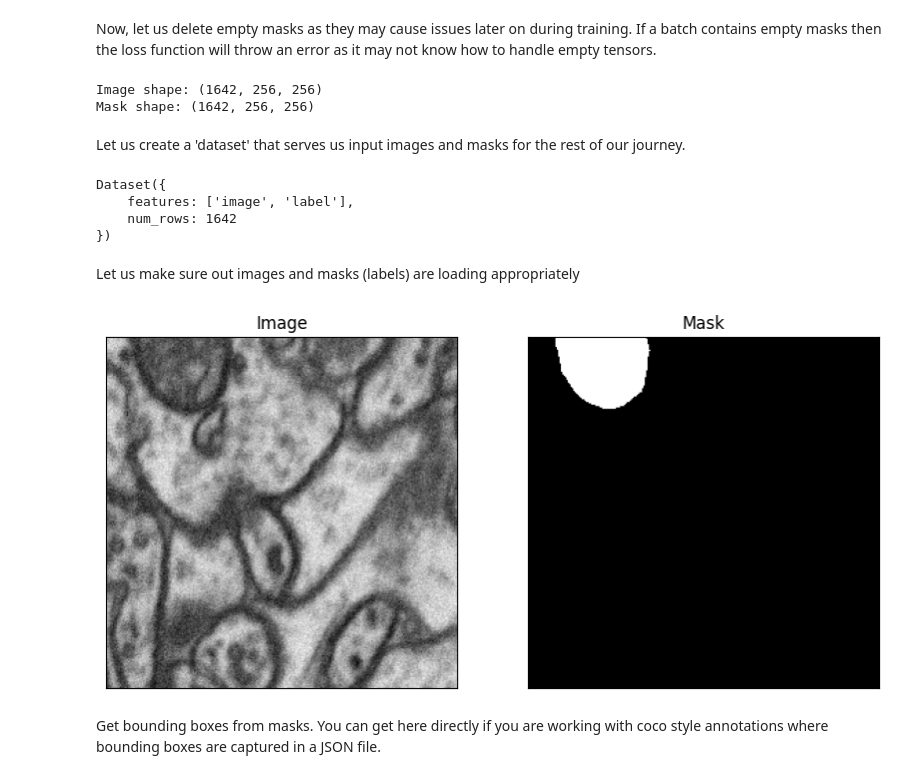
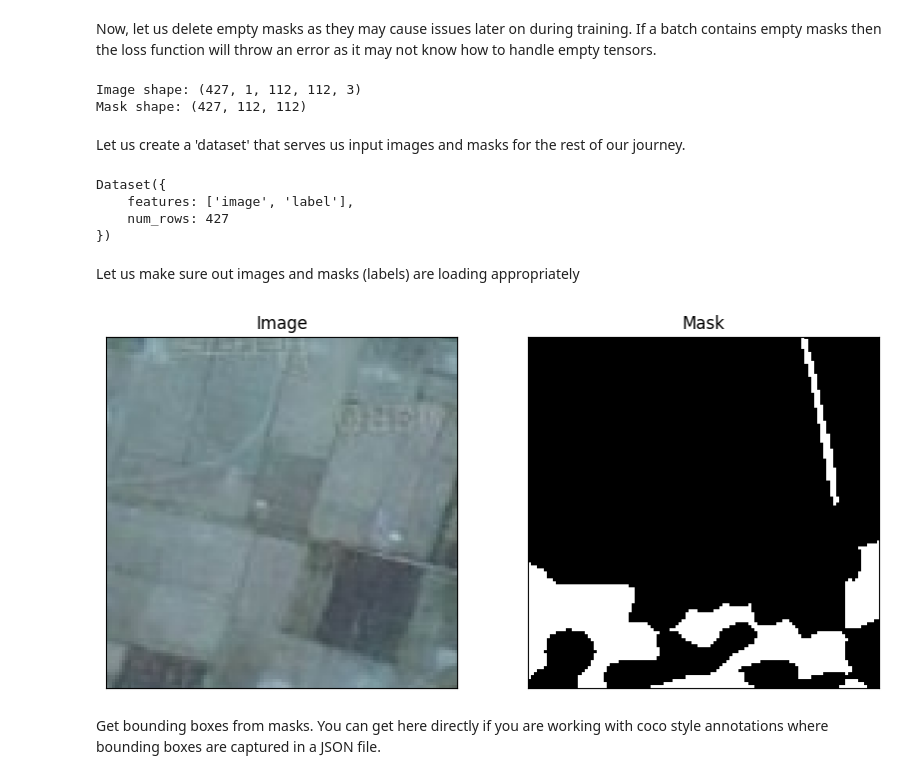
Before and after one commit to dxtprashant07/image, a Jupyter notebook: 331_fine_tune_SAM_mito.ipynb, the cells around one changed output. Cells and saved outputs as stored; diff of their text form; code cells hidden in the pictures.

```diff
--- a/331_fine_tune_SAM_mito.ipynb
+++ b/331_fine_tune_SAM_mito.ipynb
@@ -146,29 +149,32 @@ step = 112
 import numpy as np
 from patchify import patchify
 
-
-# Extract patches from images
+# Extract patches from images (RGB)
 all_img_patches = []
 for img in range(large_images_np.shape[0]):  # Use large_images_np (the NumPy array)
     large_image = large_images_np[img]  # Get the individual image
+    # Ensure the image has 3 channels (for RGB images)
     patches_img = patchify(large_image, (patch_size, patch_size, 3), step=step)  # Adjusted for RGB channels
 
     for i in range(patches_img.shape[0]):
         for j in range(patches_img.shape[1]):
-            single_patch_img = patches_img[i,j,:,:]
+            single_patch_img = patches_img[i,j,:,:]  # Extract the individual patch
             all_img_patches.append(single_patch_img)
 
 images = np.array(all_img_patches)  # Convert patches list to NumPy array
 
-# Extract patches from masks
+# Extract patches from masks (grayscale)
 all_mask_patches = []
 for img in range(large_masks_np.shape[0]):  # Use large_masks_np (the NumPy array)
     large_mask = large_masks_np[img]  # Get the individual mask
-    patches_mask = patchify(large_masks_np, (patch_size, patch_size,3), step=step)  # For grayscale masks
+    # Ensure the mask is 2D and apply patchify for grayscale masks
+    if len(large_mask.shape) > 2:
+        large_mask = large_mask[:, :, 0]  # Take only the first channel if it's 3D (e.g., RGBA to grayscale)
+    patches_mask = patchify(large_mask, (patch_size, patch_size), step=step)  # For grayscale masks
 
     for i in range(patches_mask.shape[0]):
         for j in range(patches_mask.shape[1]):
-            single_patch_mask = patches_mask[i,j,:,:]
+            single_patch_mask = patches_mask[i, j, :, :]  # Extract patch
             single_patch_mask = (single_patch_mask / 255.).astype(np.uint8)  # Normalize mask to 0-1
             all_mask_patches.append(single_patch_mask)
 
@@ -193,13 +200,19 @@ filtered_masks = masks[valid_indices]
 print("Image shape:", filtered_images.shape)  # e.g., (num_frames, height, width, num_channels)
 print("Mask shape:", filtered_masks.shape)
 # %% [output]
-Image shape: (1642, 256, 256)
-Mask shape: (1642, 256, 256)
+Image shape: (427, 1, 112, 112, 3)
+Mask shape: (427, 112, 112)
 # %% [markdown]
 Let us create a 'dataset' that serves us input images and masks for the rest of our journey.
 # %%
 from datasets import Dataset
 from PIL import Image
+
+# Assuming `filtered_images` and `filtered_masks` are 4D arrays with shape (batch_size, height, width, channels)
+
+# Ensure the images and masks are in the correct shape
+filtered_images = [img.squeeze() for img in filtered_images]  # Remove any singleton dimensions
+filtered_masks = [mask.squeeze() for mask in filtered_masks]  # Remove any singleton dimensions
 
 # Convert the NumPy arrays to Pillow images and store them in a dictionary
 dataset_dict = {
@@ -214,36 +227,45 @@ dataset
 # %% [output]
 Dataset({
     features: ['image', 'label'],
-    num_rows: 1642
+    num_rows: 427
 })
 # %% [markdown]
 Let us make sure out images and masks (labels) are loading appropriately
 # %%
-img_num = random.randint(0, filtered_images.shape[0]-1)
+import random
+import numpy as np
+import matplotlib.pyplot as plt
+
+# Convert filtered_images to NumPy array if it's a list
+filtered_images_np = np.array(filtered_images)
+
+# Select a random image
+img_num = random.randint(0, len(filtered_images_np) - 1)  # Use len() instead of .shape[0]
 example_image = dataset[img_num]["image"]
 example_mask = dataset[img_num]["label"]
 
+# Plot the image and mask
 fig, axes = plt.subplots(1, 2, figsize=(10, 5))
 
 # Plot the first image on the left
 axes[0].imshow(np.array(example_image), cmap='gray')  # Assuming the first image is grayscale
 axes[0].set_title("Image")
 
 # Plot the second image on the right
 axes[1].imshow(example_mask, cmap='gray')  # Assuming the second image is grayscale
 axes[1].set_title("Mask")
 
 # Hide axis ticks and labels
 for ax in axes:
-    ax.set_xticks([])
-    ax.set_yticks([])
-    ax.set_xticklabels([])
-    ax.set_yticklabels([])
+    ax.set_xticks([])  # Hide ticks
+    ax.set_yticks([])  # Hide ticks
+    ax.set_xticklabels([])  # Remove tick labels
+    ax.set_yticklabels([])  # Remove tick labels
 
 # Display the images side by side
 plt.show()
 # %% [output]
-[figure, old version]
+[figure, new version]
 # %% [markdown]
 Get bounding boxes from masks. You can get here directly if you are working with coco style annotations where bounding boxes are captured in a JSON file.
 # %%
```
Also changed, not shown: parts of 11 cells of this notebook.
